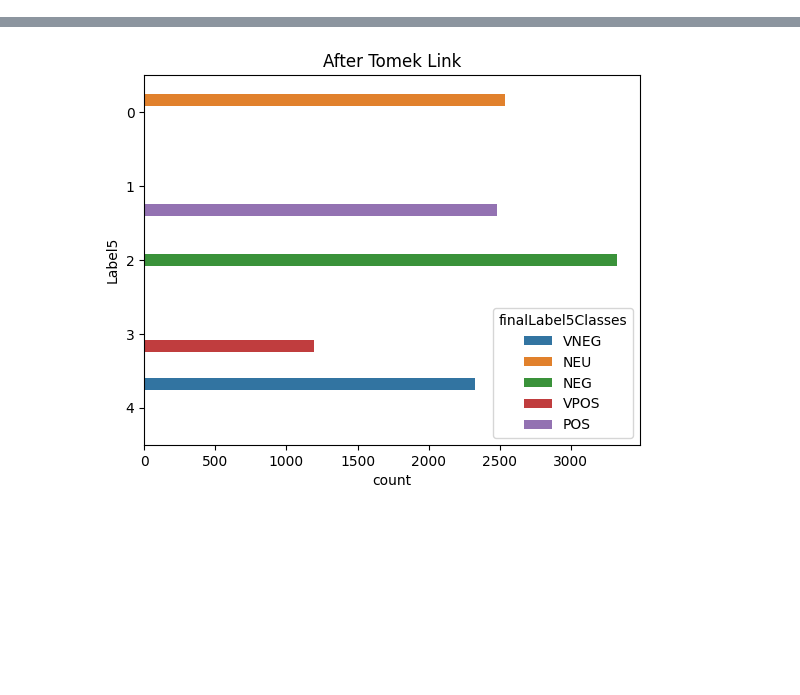
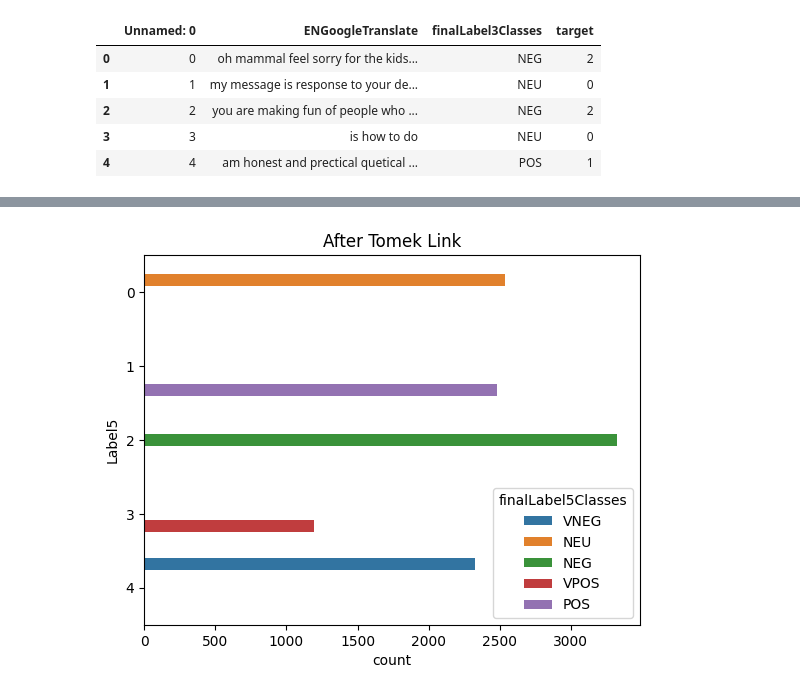
Before and after one commit to kibambe-0167/bert-multiclass, a Jupyter notebook: sklearn_models.ipynb, the cells around one changed output, grey strips where cells are left out. Cells and saved outputs as stored; diff of their text form; code cells hidden in the pictures; blank space fills up the shorter version.

```diff
--- a/sklearn_models.ipynb
+++ b/sklearn_models.ipynb
@@ -148,3 +148,13 @@ df.head()
+# %%
+df = pd.read_csv("./clean_data/train_v2.csv")
+df.head()
+# %% [output]
+|  | Unnamed: 0 | ENGoogleTranslate | finalLabel3Classes | target |
+| 0 | 0 | oh mammal feel sorry for the kids... | NEG | 2 |
+| 1 | 1 | my message is response to your de... | NEU | 0 |
+| 2 | 2 | you are making fun of people who ... | NEG | 2 |
+| 3 | 3 | is how to do | NEU | 0 |
+| 4 | 4 | am honest and prectical quetical ... | POS | 1 |
 # %%
 # imblearn
 import matplotlib.pyplot as plt
```
Also changed, not shown: parts of 8 cells of this notebook, 8 other files.
